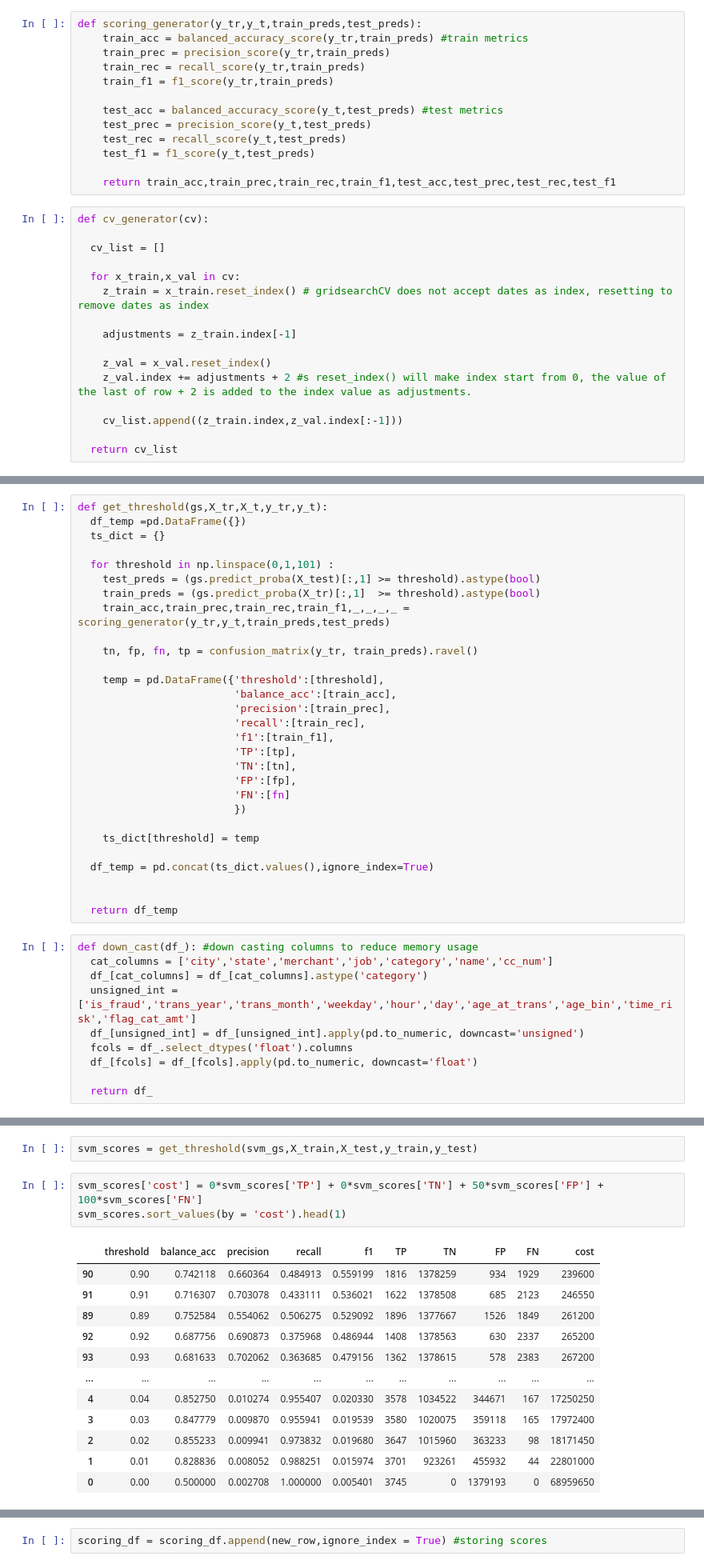
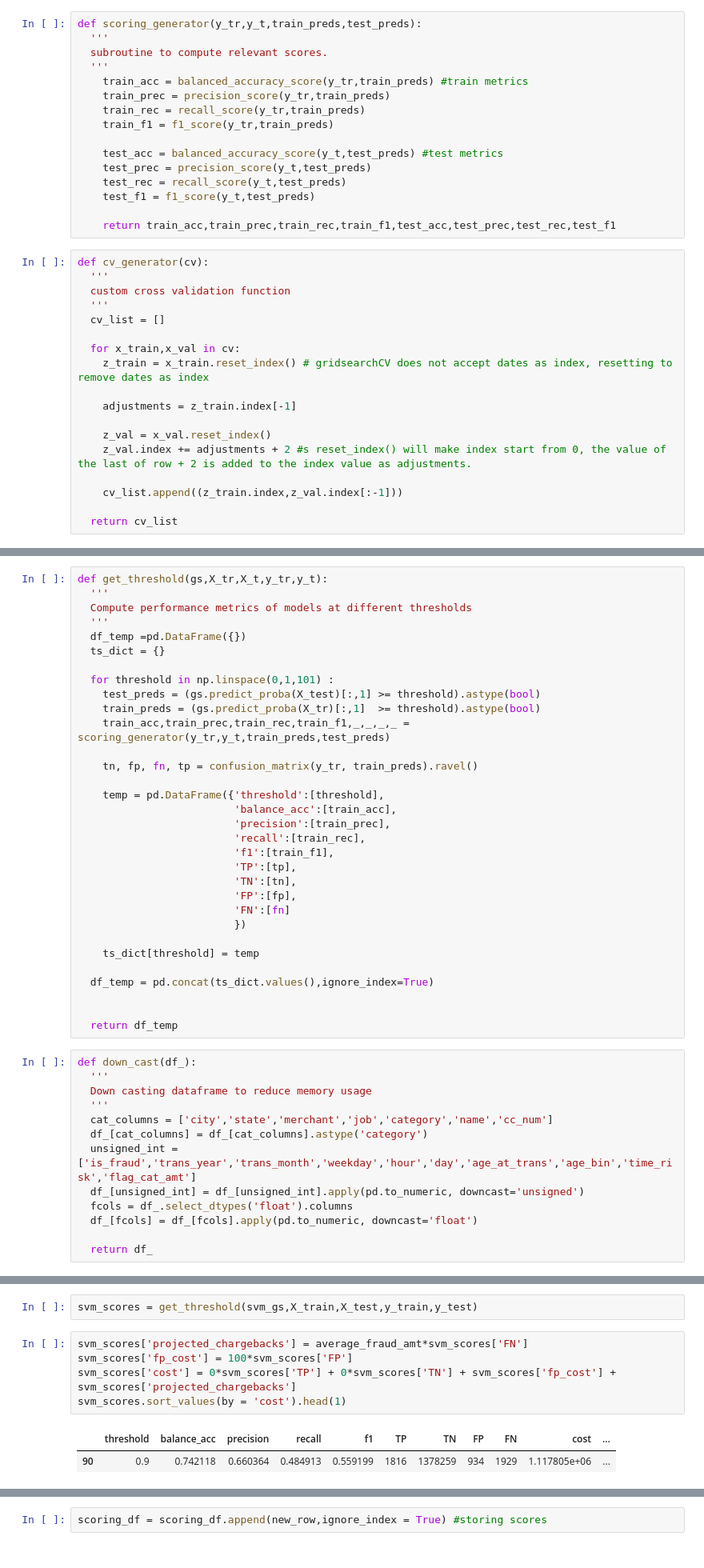
Before and after one commit to ngcheeyuan/Fraud_Detection_Capstone, a Jupyter notebook: Capstone_Final_Model_TS.ipynb, the cells around one changed output, grey strips where cells are left out. Shown at 80% size. Cells and saved outputs as stored; diff of their text form.

```diff
--- a/Capstone_Final_Model_TS.ipynb
+++ b/Capstone_Final_Model_TS.ipynb
@@ -136,6 +159,9 @@ def rolling_test(model,cv,model_name,threshold):
   return pd.DataFrame(scoring_list)
 # %%
 def scoring_generator(y_tr,y_t,train_preds,test_preds):
+  '''
+  subroutine to compute relevant scores.
+  '''
     train_acc = balanced_accuracy_score(y_tr,train_preds) #train metrics
     train_prec = precision_score(y_tr,train_preds)
     train_rec = recall_score(y_tr,train_preds)
@@ -149,7 +175,9 @@ def scoring_generator(y_tr,y_t,train_preds,test_preds):
     return train_acc,train_prec,train_rec,train_f1,test_acc,test_prec,test_rec,test_f1
 # %%
 def cv_generator(cv):
-
+  '''
+  custom cross validation function
+  '''
   cv_list = []
 
   for x_train,x_val in cv:
@@ -275,6 +304,9 @@ def plot_cross_val_results(gs,X_tr,y_tr):
   return gs.best_score_
 # %%
 def get_threshold(gs,X_tr,X_t,y_tr,y_t):
+  '''
+  Compute performance metrics of models at different thresholds
+  '''
   df_temp =pd.DataFrame({})
   ts_dict = {}
 
@@ -303,7 +335,10 @@ def get_threshold(gs,X_tr,X_t,y_tr,y_t):
 
   return df_temp
 # %%
-def down_cast(df_): #down casting columns to reduce memory usage
+def down_cast(df_):
+  '''
+  Down casting dataframe to reduce memory usage
+  '''
   cat_columns = ['city','state','merchant','job','category','name','cc_num']
   df_[cat_columns] = df_[cat_columns].astype('category')
   unsigned_int = ['is_fraud','trans_year','trans_month','weekday','hour','day','age_at_trans','age_bin','time_risk','flag_cat_amt']
@@ -612,18 +626,10 @@ test - balanced acc : 0.821187068482373 , precision : 0.23809523809523808 , reca
 # %%
 svm_scores = get_threshold(svm_gs,X_train,X_test,y_train,y_test)
 # %%
-svm_scores['cost'] = 0*svm_scores['TP'] + 0*svm_scores['TN'] + 50*svm_scores['FP'] + 100*svm_scores['FN']
+svm_scores['projected_chargebacks'] = average_fraud_amt*svm_scores['FN']
+svm_scores['fp_cost'] = 100*svm_scores['FP']
+svm_scores['cost'] = 0*svm_scores['TP'] + 0*svm_scores['TN'] + svm_scores['fp_cost'] + svm_scores['projected_chargebacks']
 svm_scores.sort_values(by = 'cost').head(1)
 # %% [output]
-|  | threshold | balance_acc | precision | recall | f1 | TP | TN | FP | FN | cost |
-| 90 | 0.90 | 0.742118 | 0.660364 | 0.484913 | 0.559199 | 1816 | 1378259 | 934 | 1929 | 239600 |
-| 91 | 0.91 | 0.716307 | 0.703078 | 0.433111 | 0.536021 | 1622 | 1378508 | 685 | 2123 | 246550 |
-| 89 | 0.89 | 0.752584 | 0.554062 | 0.506275 | 0.529092 | 1896 | 1377667 | 1526 | 1849 | 261200 |
-| 92 | 0.92 | 0.687756 | 0.690873 | 0.375968 | 0.486944 | 1408 | 1378563 | 630 | 2337 | 265200 |
-| 93 | 0.93 | 0.681633 | 0.702062 | 0.363685 | 0.479156 | 1362 | 1378615 | 578 | 2383 | 267200 |
-| ... | ... | ... | ... | ... | ... | ... | ... | ... | ... | ... |
-| 4 | 0.04 | 0.852750 | 0.010274 | 0.955407 | 0.020330 | 3578 | 1034522 | 344671 | 167 | 17250250 |
-| 3 | 0.03 | 0.847779 | 0.009870 | 0.955941 | 0.019539 | 3580 | 1020075 | 359118 | 165 | 17972400 |
-| 2 | 0.02 | 0.855233 | 0.009941 | 0.973832 | 0.019680 | 3647 | 1015960 | 363233 | 98 | 18171450 |
-| 1 | 0.01 | 0.828836 | 0.008052 | 0.988251 | 0.015974 | 3701 | 923261 | 455932 | 44 | 22801000 |
-| 0 | 0.00 | 0.500000 | 0.002708 | 1.000000 | 0.005401 | 3745 | 0 | 1379193 | 0 | 68959650 |
+|  | threshold | balance_acc | precision | recall | f1 | TP | TN | FP | FN | cost | ... |
+| 90 | 0.9 | 0.742118 | 0.660364 | 0.484913 | 0.559199 | 1816 | 1378259 | 934 | 1929 | 1.117805e+06 | ... |
```
Also changed, not shown: parts of 33 cells of this notebook.
